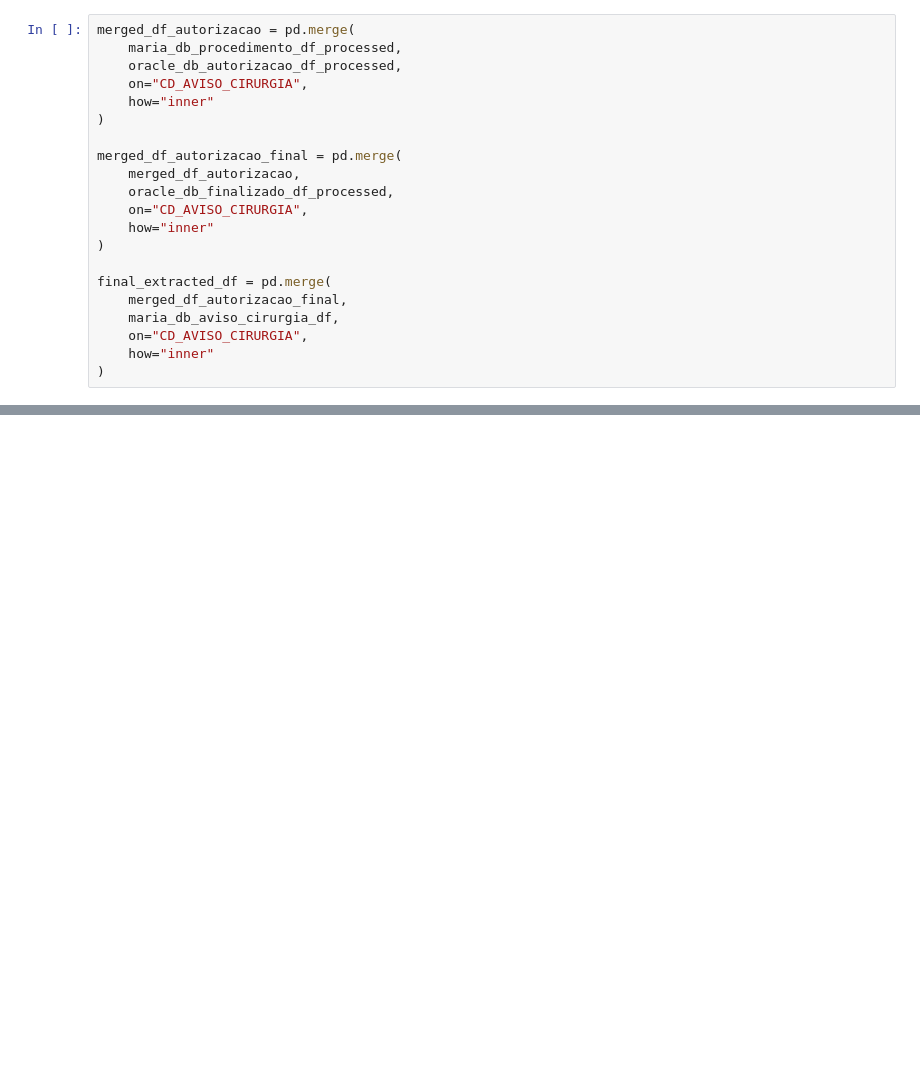
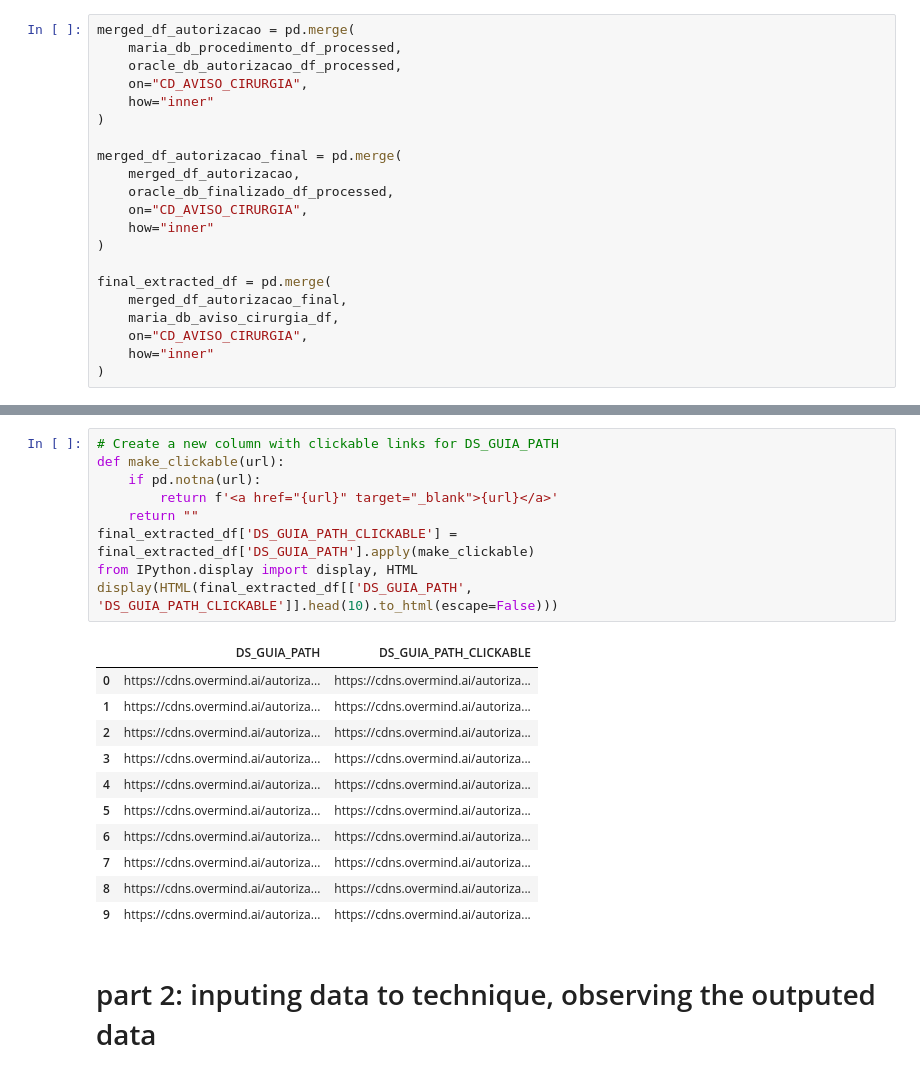
Before and after one commit to joao-thomaz-mle/autorizacoes-api, a Jupyter notebook: POC/05_aut_validation.ipynb, the cells around one changed output, grey strips where cells are left out. Drawn from its saved outputs; the diff is of its cells as text; blank space fills up the shorter version.

```diff
--- a/POC/05_aut_validation.ipynb
+++ b/POC/05_aut_validation.ipynb
@@ -136,3 +136,26 @@ final_extracted_df.head(3)
 | 0 | 857416 | [{"code":30101557,"description":"... | 19494856.0 | None | https://cdns.overmind.ai/autoriza... | \n Procedimento Autorizado\n Paci... | CEMIG SAUDE | ... |
 | 1 | 857416 | [{"code":30101557,"description":"... | 19494856.0 | None | https://cdns.overmind.ai/autoriza... | \n Procedimento Autorizado\n Paci... | CEMIG SAUDE | ... |
 | 2 | 857469 | [{"code":30907136,"description":"... | 19495507.0 | J5VEYT7 | https://cdns.overmind.ai/autoriza... | \n Procedimento Autorizado\n Paci... | BRADESCO | ... |
+# %%
+# Create a new column with clickable links for DS_GUIA_PATH
+def make_clickable(url):
+    if pd.notna(url):
+        return f'<a href="{url}" target="_blank">{url}</a>'
+    return ""
+final_extracted_df['DS_GUIA_PATH_CLICKABLE'] = final_extracted_df['DS_GUIA_PATH'].apply(make_clickable)
+from IPython.display import display, HTML
+display(HTML(final_extracted_df[['DS_GUIA_PATH', 'DS_GUIA_PATH_CLICKABLE']].head(10).to_html(escape=False)))
+# %% [output]
+|  | DS_GUIA_PATH | DS_GUIA_PATH_CLICKABLE |
+| 0 | https://cdns.overmind.ai/autoriza... | https://cdns.overmind.ai/autoriza... |
+| 1 | https://cdns.overmind.ai/autoriza... | https://cdns.overmind.ai/autoriza... |
+| 2 | https://cdns.overmind.ai/autoriza... | https://cdns.overmind.ai/autoriza... |
+| 3 | https://cdns.overmind.ai/autoriza... | https://cdns.overmind.ai/autoriza... |
+| 4 | https://cdns.overmind.ai/autoriza... | https://cdns.overmind.ai/autoriza... |
+| 5 | https://cdns.overmind.ai/autoriza... | https://cdns.overmind.ai/autoriza... |
+| 6 | https://cdns.overmind.ai/autoriza... | https://cdns.overmind.ai/autoriza... |
+| 7 | https://cdns.overmind.ai/autoriza... | https://cdns.overmind.ai/autoriza... |
+| 8 | https://cdns.overmind.ai/autoriza... | https://cdns.overmind.ai/autoriza... |
+| 9 | https://cdns.overmind.ai/autoriza... | https://cdns.overmind.ai/autoriza... |
+# %% [markdown]
+# part 2: inputing data to technique, observing the outputed data
```
Also changed, not shown: parts of 7 cells of this notebook, 2 other files.
